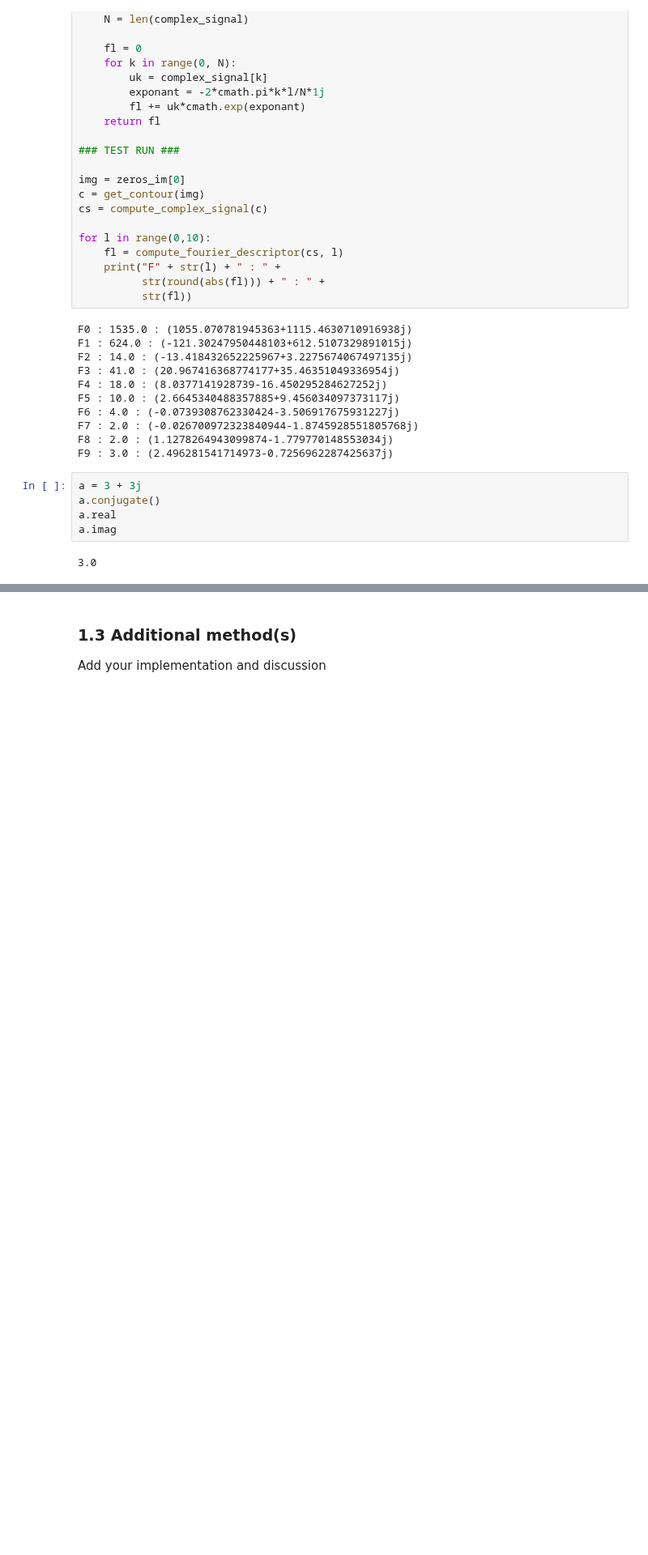
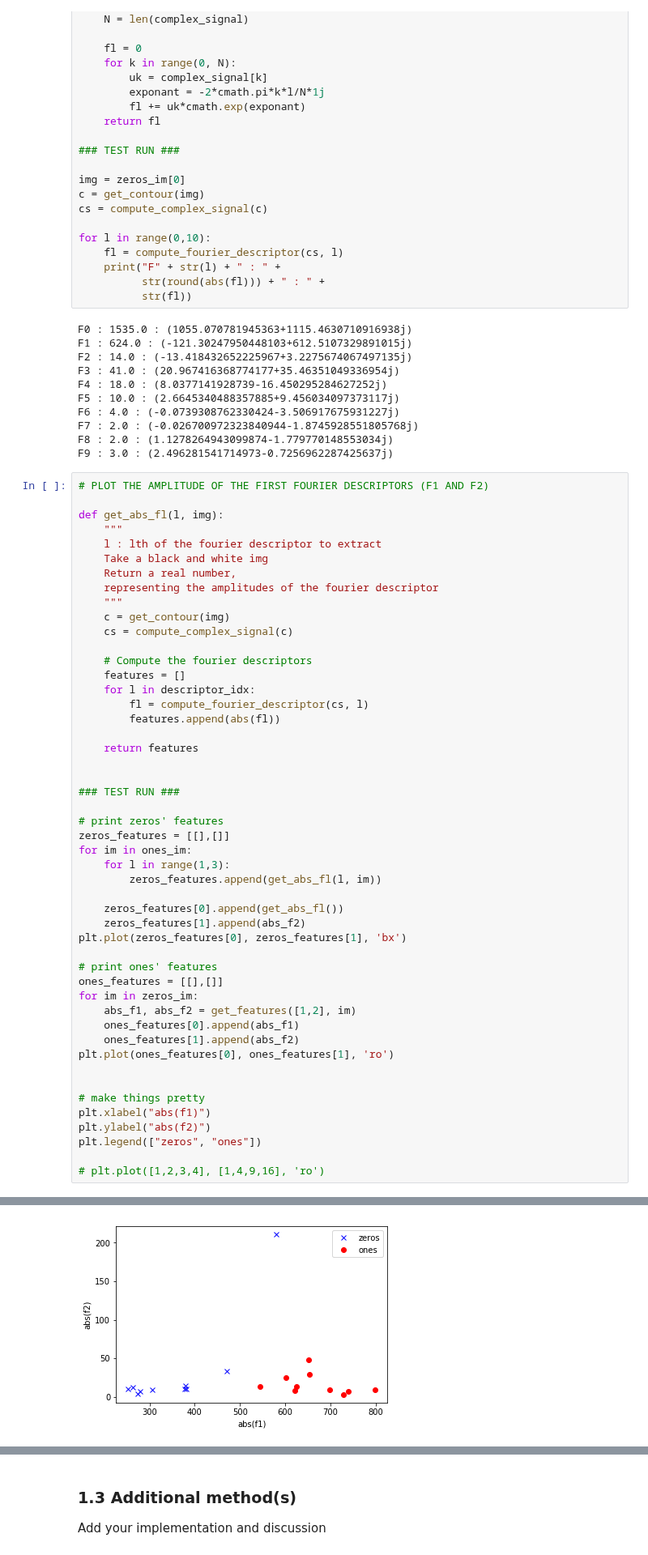
Before and after one commit to LeylaVakilian/PatternRecognition-, a Jupyter notebook: labs/lab_02_object_description.ipynb, the cells around one changed output, grey strips where cells are left out. Shown at 81% size. Saved outputs shown, nothing was run; the diff lists cells and outputs as text; blank space fills up the shorter version.

Commit message:
almost done with fourier descriptors

```diff
--- a/labs/lab_02_object_description.ipynb
+++ b/labs/lab_02_object_description.ipynb
@@ -186,10 +186,53 @@ F6 : 4.0 : (-0.0739308762330424-3.506917675931227j)
 F7 : 2.0 : (-0.026700972323840944-1.8745928551805768j)
 F8 : 2.0 : (1.1278264943099874-1.779770148553034j)
 F9 : 3.0 : (2.496281541714973-0.7256962287425637j)
-# %%
-a = 3 + 3j
-a.conjugate()
-a.real
-a.imag
-# %% [output]
-3.0
+# %%
+# PLOT THE AMPLITUDE OF THE FIRST FOURIER DESCRIPTORS (F1 AND F2)
+
+def get_abs_fl(l, img):
+    """
+    l : lth of the fourier descriptor to extract
+    Take a black and white img
+    Return a real number,
+    representing the amplitudes of the fourier descriptor
+    """
+    c = get_contour(img)
+    cs = compute_complex_signal(c)
+
+    # Compute the fourier descriptors
+    features = []
+    for l in descriptor_idx:
+        fl = compute_fourier_descriptor(cs, l)
+        features.append(abs(fl))
+
+    return features
+
+
+### TEST RUN ###
+
+# print zeros' features
+zeros_features = [[],[]]
+for im in ones_im:
+    for l in range(1,3):
+        zeros_features.append(get_abs_fl(l, im))
+
+    zeros_features[0].append(get_abs_fl())
+    zeros_features[1].append(abs_f2)
+plt.plot(zeros_features[0], zeros_features[1], 'bx')
+
+# print ones' features
+ones_features = [[],[]]
+for im in zeros_im:
+    abs_f1, abs_f2 = get_features([1,2], im)
+    ones_features[0].append(abs_f1)
+    ones_features[1].append(abs_f2)
+plt.plot(ones_features[0], ones_features[1], 'ro')
+
+
+# make things pretty
+plt.xlabel("abs(f1)")
+plt.ylabel("abs(f2)")
+plt.legend(["zeros", "ones"])
+
+# plt.plot([1,2,3,4], [1,4,9,16], 'ro')
+# %% [output]
@@ -195,0 +240 @@ a.imag
+[figure, added]
```
Also changed, not shown: parts of 4 cells of this notebook.
